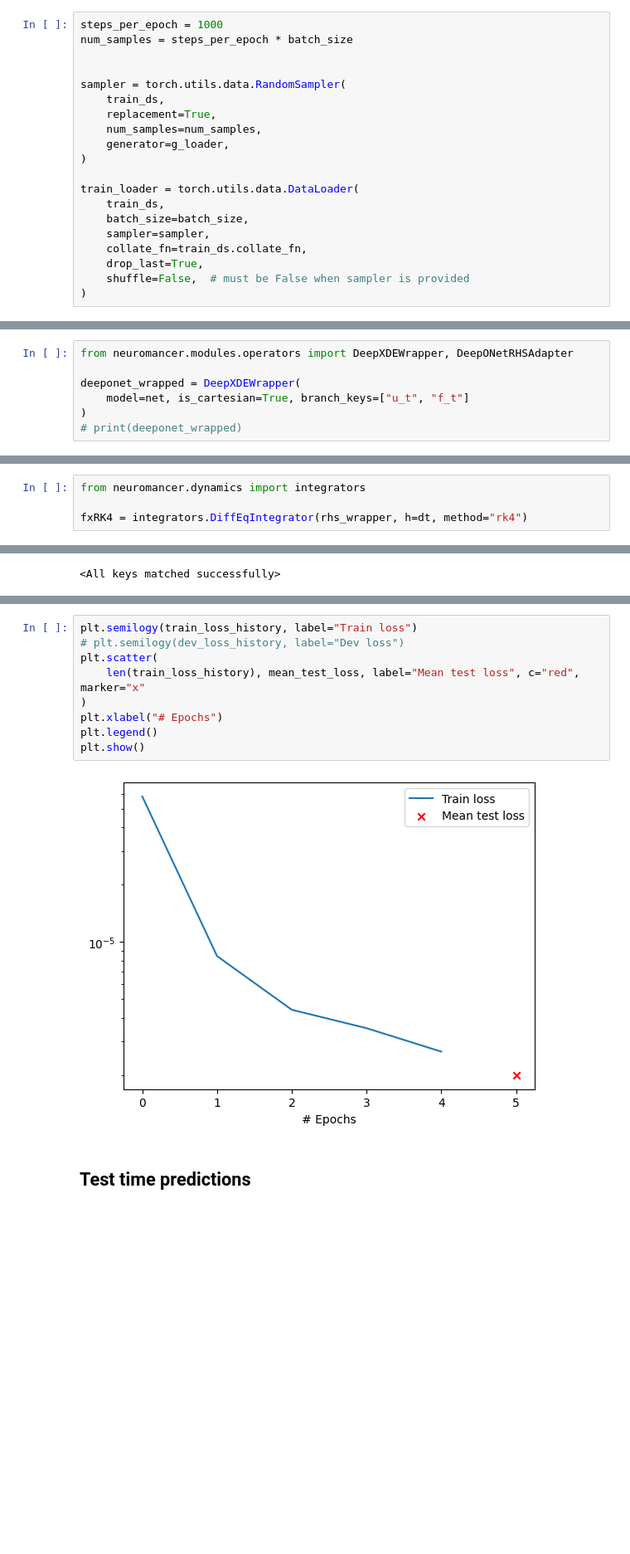
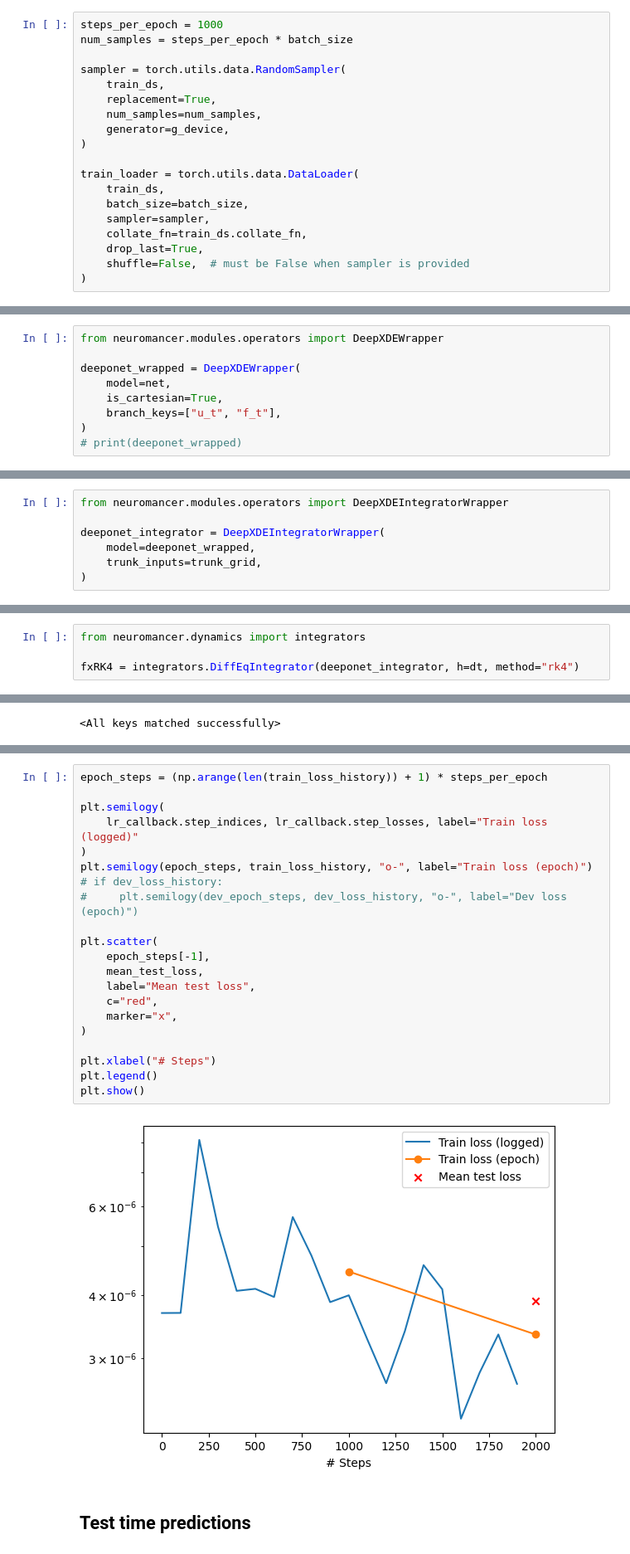
Before and after one commit to EladMichael/neuromancer, a Jupyter notebook: examples/neural_operators/Part_8_TIDON_HEAT.ipynb, the cells around one changed output, grey strips where cells are left out. Shown at 83% size. Saved outputs shown, nothing was run; the diff lists cells and outputs as text; blank space fills up the shorter version.

Commit message:
Changes to loss callbacks, markdowns and cleanup

```diff
--- a/examples/neural_operators/Part_8_TIDON_HEAT.ipynb
+++ b/examples/neural_operators/Part_8_TIDON_HEAT.ipynb
@@ -199,13 +211,12 @@ Randomly sample from training data set 1000 times per epoch, with `replacement=T
 # %%
 steps_per_epoch = 1000
 num_samples = steps_per_epoch * batch_size
-
 
 sampler = torch.utils.data.RandomSampler(
     train_ds,
     replacement=True,
     num_samples=num_samples,
-    generator=g_loader,
+    generator=g_device,
 )
 
 train_loader = torch.utils.data.DataLoader(
@@ -265,9 +276,11 @@ net = dde.nn.MIONetCartesianProd(
 A wrapper is needed for the DictDataset format to work with DeepXDE models.
 `DeepXDEWrapper` makes DeepXDE models compatible with NeuroMANCER Nodes and supports one or two branches. It fixes the `trunk_input` broadcast.
 # %%
-from neuromancer.modules.operators import DeepXDEWrapper, DeepONetRHSAdapter
+from neuromancer.modules.operators import DeepXDEWrapper
 
 deeponet_wrapped = DeepXDEWrapper(
-    model=net, is_cartesian=True, branch_keys=["u_t", "f_t"]
+    model=net,
+    is_cartesian=True,
+    branch_keys=["u_t", "f_t"],
 )
 # print(deeponet_wrapped)
@@ -308 +297,8 @@ rhs_wrapper = DeepONetRHSAdapter(
+# %%
+from neuromancer.modules.operators import DeepXDEIntegratorWrapper
+
+deeponet_integrator = DeepXDEIntegratorWrapper(
+    model=deeponet_wrapped,
+    trunk_inputs=trunk_grid,
+)
 # %%
@@ -312,5 +308,5 @@ rhs_wrapper = DeepONetRHSAdapter(
 # %%
 from neuromancer.dynamics import integrators
 
-fxRK4 = integrators.DiffEqIntegrator(rhs_wrapper, h=dt, method="rk4")
+fxRK4 = integrators.DiffEqIntegrator(deeponet_integrator, h=dt, method="rk4")
 # %%
@@ -461,14 +495,26 @@ need to fix this to plot all the steps within an EPOCH
 # %%
-plt.semilogy(train_loss_history, label="Train loss")
-# plt.semilogy(dev_loss_history, label="Dev loss")
+epoch_steps = (np.arange(len(train_loss_history)) + 1) * steps_per_epoch
+
+plt.semilogy(
+    lr_callback.step_indices, lr_callback.step_losses, label="Train loss (logged)"
+)
+plt.semilogy(epoch_steps, train_loss_history, "o-", label="Train loss (epoch)")
+# if dev_loss_history:
+#     plt.semilogy(dev_epoch_steps, dev_loss_history, "o-", label="Dev loss (epoch)")
+
 plt.scatter(
-    len(train_loss_history), mean_test_loss, label="Mean test loss", c="red", marker="x"
+    epoch_steps[-1],
+    mean_test_loss,
+    label="Mean test loss",
+    c="red",
+    marker="x",
 )
-plt.xlabel("# Epochs")
+
+plt.xlabel("# Steps")
 plt.legend()
 plt.show()
 # %% [output]
-[figure, old version]
+[figure, new version]
 # %% [markdown]
 ## Test time predictions
 # %%
```
Also changed, not shown: parts of 21 cells of this notebook.
